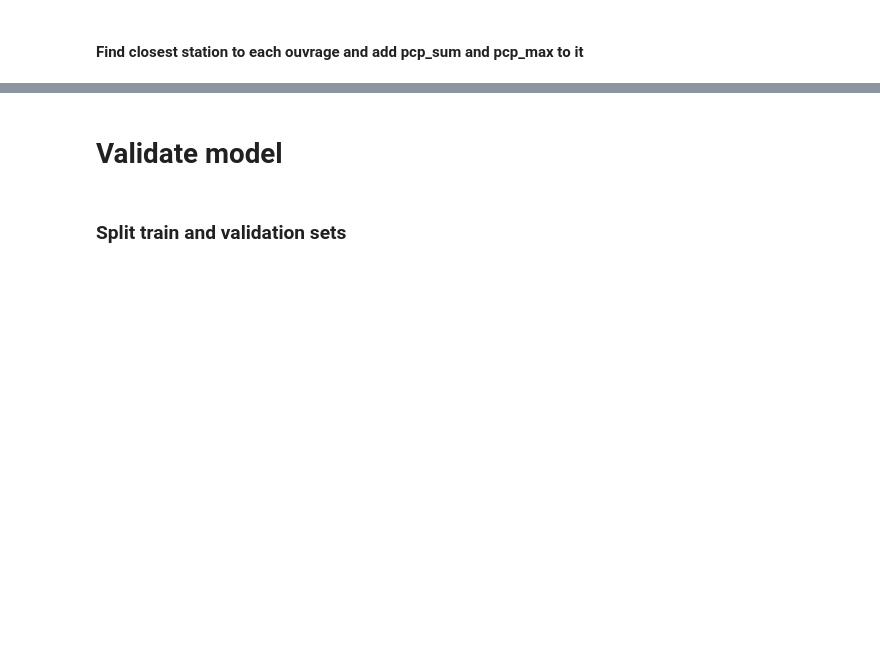
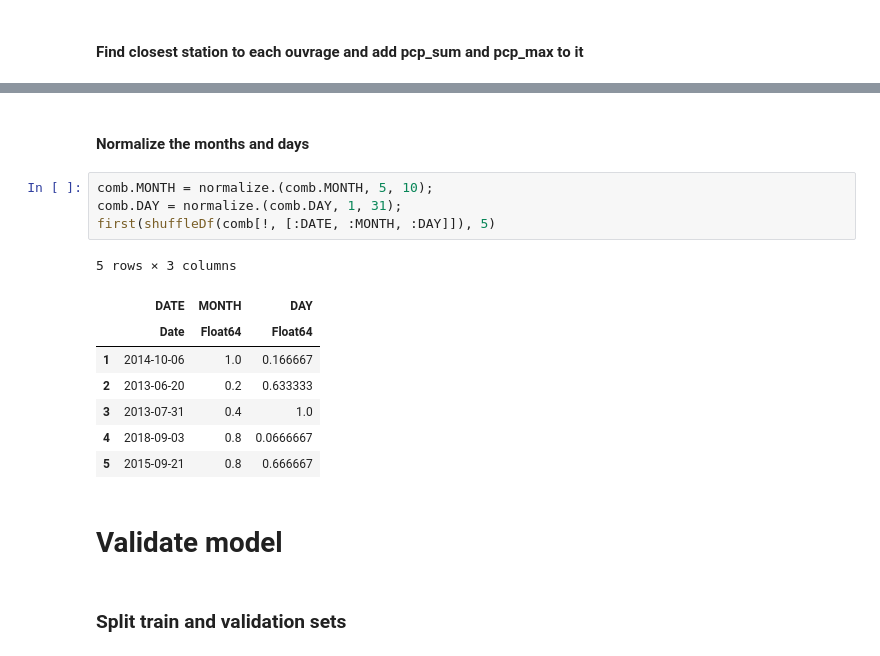
Before and after one commit to JeyzerMC/MTH3302-Project, a Jupyter notebook: RF_Model.ipynb, the cells around one changed output, grey strips where cells are left out. Cells and saved outputs as stored; diff of their text form; blank space fills up the shorter version.

```diff
--- a/RF_Model.ipynb
+++ b/RF_Model.ipynb
@@ -336,3 +373,18 @@ dates = normalize.(dates, minimum(dates), maximum(dates));
+# %% [markdown]
+#### Normalize the months and days
+# %%
+comb.MONTH = normalize.(comb.MONTH, 5, 10);
+comb.DAY = normalize.(comb.DAY, 1, 31);
+first(shuffleDf(comb[!, [:DATE, :MONTH, :DAY]]), 5)
+# %% [output]
+5 rows × 3 columns
+|  | DATE | MONTH | DAY |
+|  | Date | Float64 | Float64 |
+| 1 | 2014-10-06 | 1.0 | 0.166667 |
+| 2 | 2013-06-20 | 0.2 | 0.633333 |
+| 3 | 2013-07-31 | 0.4 | 1.0 |
+| 4 | 2018-09-03 | 0.8 | 0.0666667 |
+| 5 | 2015-09-21 | 0.8 | 0.666667 |
 # %% [markdown]
 # Validate model
 # %% [markdown]
```
Also changed, not shown: parts of 48 cells of this notebook, 3 other files.
